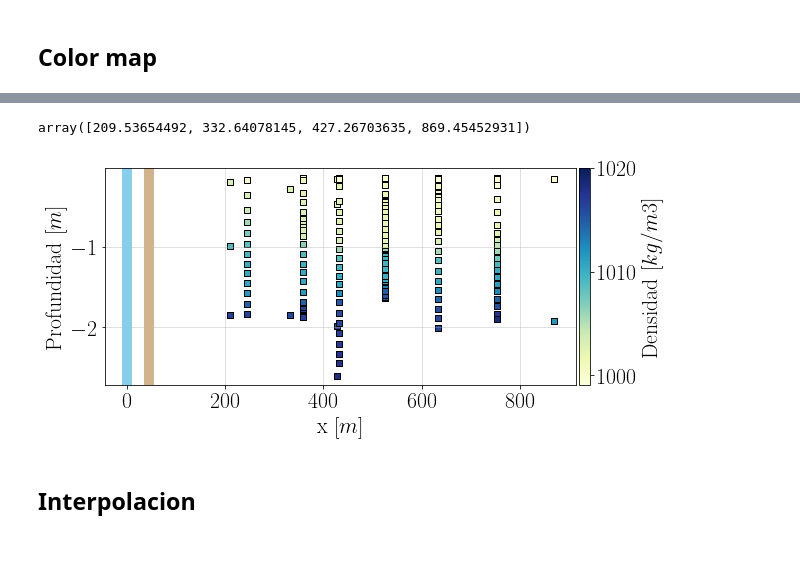
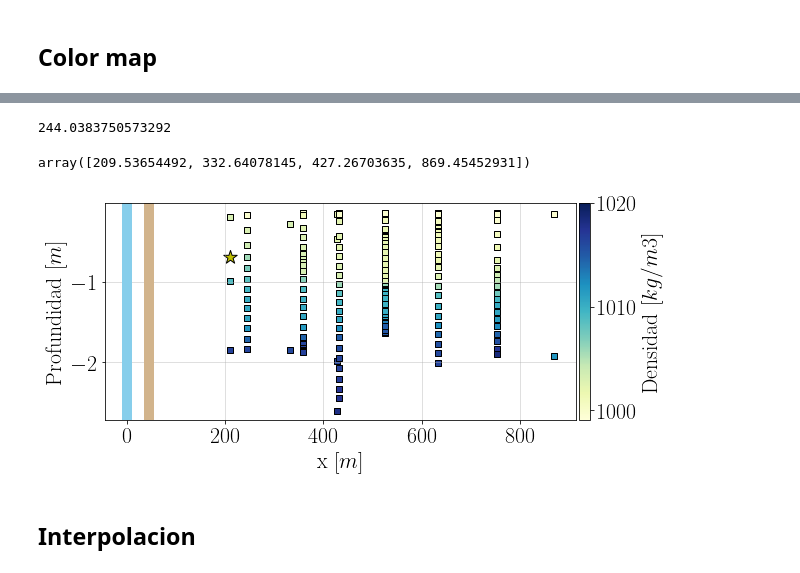
Before and after one commit to Dhannai/Thesis, a Jupyter notebook: febmar/Perfiles_RBR_densidad.ipynb, the cells around one changed output, grey strips where cells are left out. Saved outputs shown, nothing was run; the diff lists cells and outputs as text; code cells hidden in the pictures.

```diff
--- a/febmar/Perfiles_RBR_densidad.ipynb
+++ b/febmar/Perfiles_RBR_densidad.ipynb
@@ -87,15 +87,15 @@ def to_data(date,da,s,temp):
 # %% [markdown]
 ## importar datos
 # %%
-DC = sio.loadmat("C://Users//Dhannai//OneDrive - Universidad Técnica Federico Santa María//Documents//Magister//Estuario Pescadero//janmar2012//wdates_local//DC_ctds_localdates.mat")
-NM = sio.loadmat("C://Users//Dhannai//OneDrive - Universidad Técnica Federico Santa María//Documents//Magister//Estuario Pescadero//janmar2012//wdates_local//NM_ctds_localdates.mat")
-ML = sio.loadmat("C://Users//Dhannai//OneDrive - Universidad Técnica Federico Santa María//Documents//Magister//Estuario Pescadero//janmar2012//wdates_local//AC_ctds_localdates.mat")
-PC = sio.loadmat("C://Users//Dhannai//OneDrive - Universidad Técnica Federico Santa María//Documents//Magister//Estuario Pescadero//janmar2012//wdates_local//PC_ctds_localdates.mat")
+# DC = sio.loadmat("C://Users//Dhannai//OneDrive - Universidad Técnica Federico Santa María//Documents//Magister//Estuario Pescadero//janmar2012//wdates_local//DC_ctds_localdates.mat")
+# NM = sio.loadmat("C://Users//Dhannai//OneDrive - Universidad Técnica Federico Santa María//Documents//Magister//Estuario Pescadero//janmar2012//wdates_local//NM_ctds_localdates.mat")
+# ML = sio.loadmat("C://Users//Dhannai//OneDrive - Universidad Técnica Federico Santa María//Documents//Magister//Estuario Pescadero//janmar2012//wdates_local//AC_ctds_localdates.mat")
+# PC = sio.loadmat("C://Users//Dhannai//OneDrive - Universidad Técnica Federico Santa María//Documents//Magister//Estuario Pescadero//janmar2012//wdates_local//PC_ctds_localdates.mat")
 
-# DC = sio.loadmat("C://Users//dhann//OneDrive - Universidad Técnica Federico Santa María//Documents//Magister//Estuario Pescadero//janmar2012//wdates_local//DC_ctds_localdates.mat")
-# NM = sio.loadmat("C://Users//dhann//OneDrive - Universidad Técnica Federico Santa María//Documents//Magister//Estuario Pescadero//janmar2012//wdates_local//NM_ctds_localdates.mat")
-# ML = sio.loadmat("C://Users//dhann//OneDrive - Universidad Técnica Federico Santa María//Documents//Magister//Estuario Pescadero//janmar2012//wdates_local//AC_ctds_localdates.mat")
-# PC = sio.loadmat("C://Users//dhann//OneDrive - Universidad Técnica Federico Santa María//Documents//Magister//Estuario Pescadero//janmar2012//wdates_local//PC_ctds_localdates.mat")
+DC = sio.loadmat("C://Users//dhann//OneDrive - Universidad Técnica Federico Santa María//Documents//Magister//Estuario Pescadero//janmar2012//wdates_local//DC_ctds_localdates.mat")
+NM = sio.loadmat("C://Users//dhann//OneDrive - Universidad Técnica Federico Santa María//Documents//Magister//Estuario Pescadero//janmar2012//wdates_local//NM_ctds_localdates.mat")
+ML = sio.loadmat("C://Users//dhann//OneDrive - Universidad Técnica Federico Santa María//Documents//Magister//Estuario Pescadero//janmar2012//wdates_local//AC_ctds_localdates.mat")
+PC = sio.loadmat("C://Users//dhann//OneDrive - Universidad Técnica Federico Santa María//Documents//Magister//Estuario Pescadero//janmar2012//wdates_local//PC_ctds_localdates.mat")
 # %%
 DC_1 = to_data(DC['tdate_dc1'], DC['da_dc1'], DC['s_dc1'], DC['temp_dc1'])
 DC_2 = to_data(DC['tdate_dc2'], DC['da_dc2'], DC['s_dc2'], DC['temp_dc2'])
@@ -1018,3 +1039,7 @@ p_bar = pd.DataFrame({"Depth": [0], "Density": [1000]})
+# %%
+x[0]
+# %% [output]
+244.0383750573292
 # %%
 # coord = df.iloc[[-2, 22, -4, 18, -3, 16, 8, 0, 6, -1]] # indices son 1 numero mas peque;os que el de los p
 # prof = np.array([p_nm, p23, p_ml, p19, p_dc, p17, p9, p1, p7, p_pc], dtype=object)
@@ -1060,34 +1085,35 @@ fig, (ax3) = plt.subplots(nrows=1, figsize=(10, 4))
 
 
 #Grafico de profundidad y densidad (color map) DC
 # ax3 = fig.add_subplot(gs[6, 0])
 # ax3.set_title(r"Density calculated from temperature and salinity at DC [$kg/m^3$]",
 #           fontsize=16)
 ax3.set_ylabel(r"Profundidad "
           r"$\displaystyle[m]$",
           fontsize=22)
 ax3.set_xlabel(r"x "
           r"$\displaystyle[m]$",
           fontsize=22)
 ax3.scatter([x_m2[0]] * len(prof_m[0]), -prof_m[0]['Depth'].values, c=prof_m[0]['Density'], marker='s', cmap=cm.YlGnBu, vmin=999, vmax=1020, edgecolors='k')
 ax3.scatter([x_m2[1]] * len(prof_m[1]), -prof_m[1]['Depth'].values, c=prof_m[1]['Density'], marker='s', cmap=cm.YlGnBu, vmin=999, vmax=1020, edgecolors='k')
 ax3.scatter([x_m2[2]] * len(prof_m[2]), -prof_m[2]['Depth'].values, c=prof_m[2]['Density'], marker='s', cmap=cm.YlGnBu, vmin=999, vmax=1020, edgecolors='k')
 
 for i in range(0, len(x)):
     scat = ax3.scatter([x[i]] * len(prof[i]), -prof[i]['Depth'], c=prof[i]['Density'], marker='s', cmap=cm.YlGnBu, vmin=999, vmax=1020, edgecolors='k')
 
 cbar2 = fig.colorbar(scat, ax=ax3, pad=0.007)
 cbar2.ax.tick_params(labelsize=22)
 cbar2.set_label("Densidad [$kg/m3$]", loc='center',
           fontsize=22)
 
+ax3.scatter(x_m2[0], -p23["Depth"][3], c="y", marker="*", edgecolors='k', s=200)
 ax3.axvline(x=x_bar, c="tan", lw=10)
 ax3.axvline(x=0, c="skyblue", lw=10)
 ax3.xaxis.set_tick_params(labelsize=22)
 ax3.yaxis.set_tick_params(labelsize=22)
 ax3.grid(alpha=0.5)
 # %% [output]
-[figure, old version]
+[figure, new version]
 # %% [markdown]
 ## Interpolacion
 # %%
```
Also changed, not shown: parts of 2 cells of this notebook.
